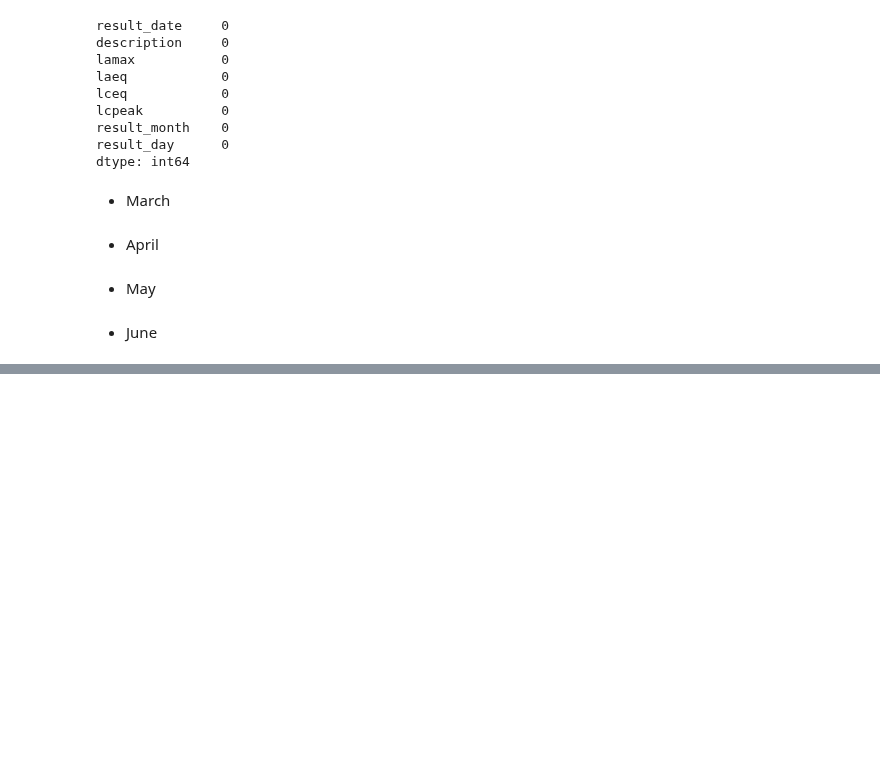
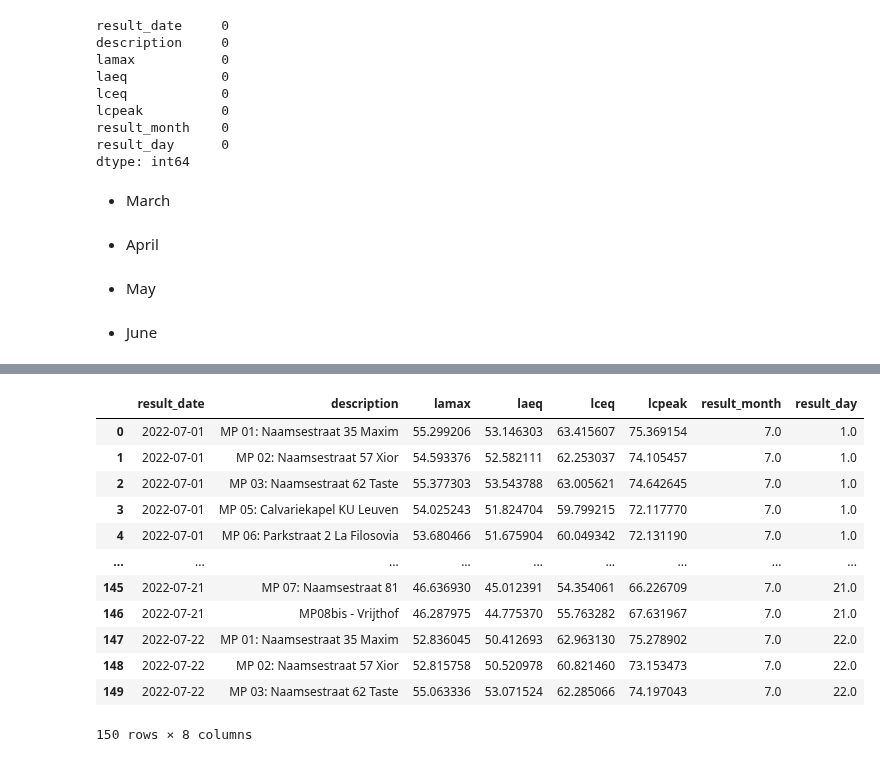
Before and after one commit to lennertvanh/MDA-Georgia, a Jupyter notebook: Preprocessing.ipynb, the cells around one changed output, grey strips where cells are left out. Drawn from its saved outputs; the diff is of its cells as text; code cells hidden in the pictures; blank space fills up the shorter version.

Commit message:
Added aggregation code from July-November

```diff
--- a/Preprocessing.ipynb
+++ b/Preprocessing.ipynb
@@ -480,0 +481,4 @@ print(avg_jun_combined.isnull().sum())
+# %%
+# combine noise data for July together
+noise_jul_combined = pd.concat([naamse35_jul, naamse57_jul, naamse62_jul, calvarie_jul, park_jul, naamse81_jul, kiosk_jul, vrijt_jul, his_jul], axis=0)
+noise_jul_combined.head()
@@ -480,0 +492,12 @@ print(avg_jun_combined.isnull().sum())
+# %%
+# extract the date, month, hour, minute of "result_timestamp"
+noise_jul_combined['result_timestamp'] = pd.to_datetime(noise_jul_combined['result_timestamp'], format='%d/%m/%Y %H:%M:%S.%f')
+
+
+noise_jul_combined['result_date'] = noise_jul_combined['result_timestamp'].dt.date
+noise_jul_combined['result_month'] = noise_jul_combined['result_timestamp'].dt.month
+noise_jul_combined['result_day'] = noise_jul_combined['result_timestamp'].dt.day
+noise_jul_combined['result_hour'] = noise_jul_combined['result_timestamp'].dt.hour
+noise_jul_combined['result_minute'] = noise_jul_combined['result_timestamp'].dt.minute
+
+noise_jul_combined.head()
@@ -480,0 +511,21 @@ print(avg_jun_combined.isnull().sum())
+# %%
+# aggregate the data by day
+avg_jul_combined = noise_jul_combined.groupby(['result_date','description']).mean()
+avg_jul_combined = avg_jul_combined.reset_index()
+columns_to_drop = ['result_hour', 'result_minute']
+avg_jul_combined.drop(columns_to_drop, axis=1, inplace=True)
+avg_jul_combined.head(150)
+# %% [output]
+|  | result_date | description | lamax | laeq | lceq | lcpeak | result_month | result_day |
+| 0 | 2022-07-01 | MP 01: Naamsestraat 35 Maxim | 55.299206 | 53.146303 | 63.415607 | 75.369154 | 7.0 | 1.0 |
+| 1 | 2022-07-01 | MP 02: Naamsestraat 57 Xior | 54.593376 | 52.582111 | 62.253037 | 74.105457 | 7.0 | 1.0 |
+| 2 | 2022-07-01 | MP 03: Naamsestraat 62 Taste | 55.377303 | 53.543788 | 63.005621 | 74.642645 | 7.0 | 1.0 |
+| 3 | 2022-07-01 | MP 05: Calvariekapel KU Leuven | 54.025243 | 51.824704 | 59.799215 | 72.117770 | 7.0 | 1.0 |
+| 4 | 2022-07-01 | MP 06: Parkstraat 2 La Filosovia | 53.680466 | 51.675904 | 60.049342 | 72.131190 | 7.0 | 1.0 |
+| ... | ... | ... | ... | ... | ... | ... | ... | ... |
+| 145 | 2022-07-21 | MP 07: Naamsestraat 81 | 46.636930 | 45.012391 | 54.354061 | 66.226709 | 7.0 | 21.0 |
+| 146 | 2022-07-21 | MP08bis - Vrijthof | 46.287975 | 44.775370 | 55.763282 | 67.631967 | 7.0 | 21.0 |
+| 147 | 2022-07-22 | MP 01: Naamsestraat 35 Maxim | 52.836045 | 50.412693 | 62.963130 | 75.278902 | 7.0 | 22.0 |
+| 148 | 2022-07-22 | MP 02: Naamsestraat 57 Xior | 52.815758 | 50.520978 | 60.821460 | 73.153473 | 7.0 | 22.0 |
+| 149 | 2022-07-22 | MP 03: Naamsestraat 62 Taste | 55.063336 | 53.071524 | 62.285066 | 74.197043 | 7.0 | 22.0 |
+150 rows × 8 columns
```
Also changed, not shown: parts of 25 cells of this notebook.
